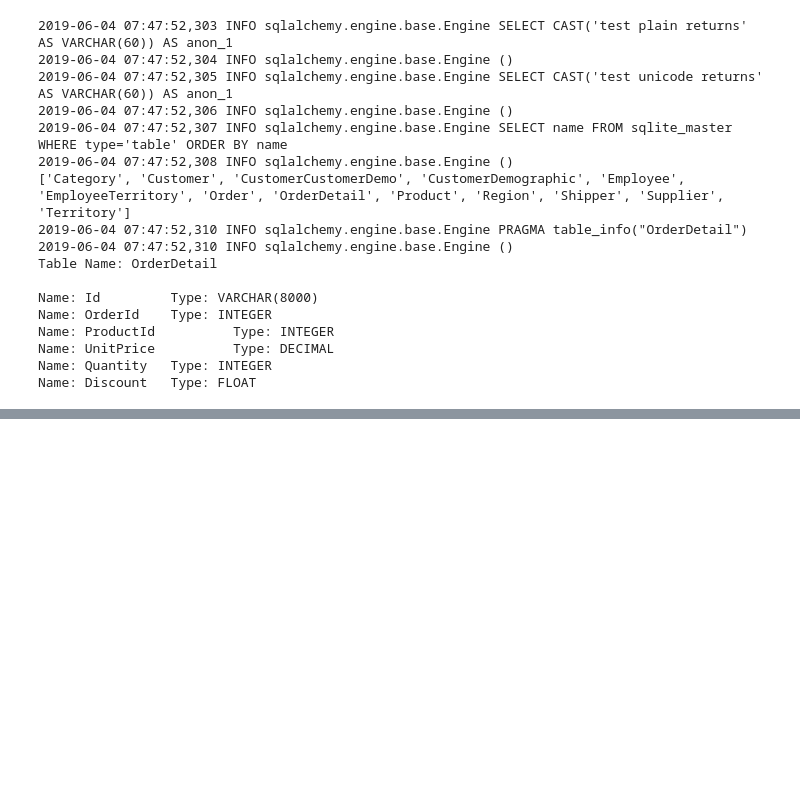
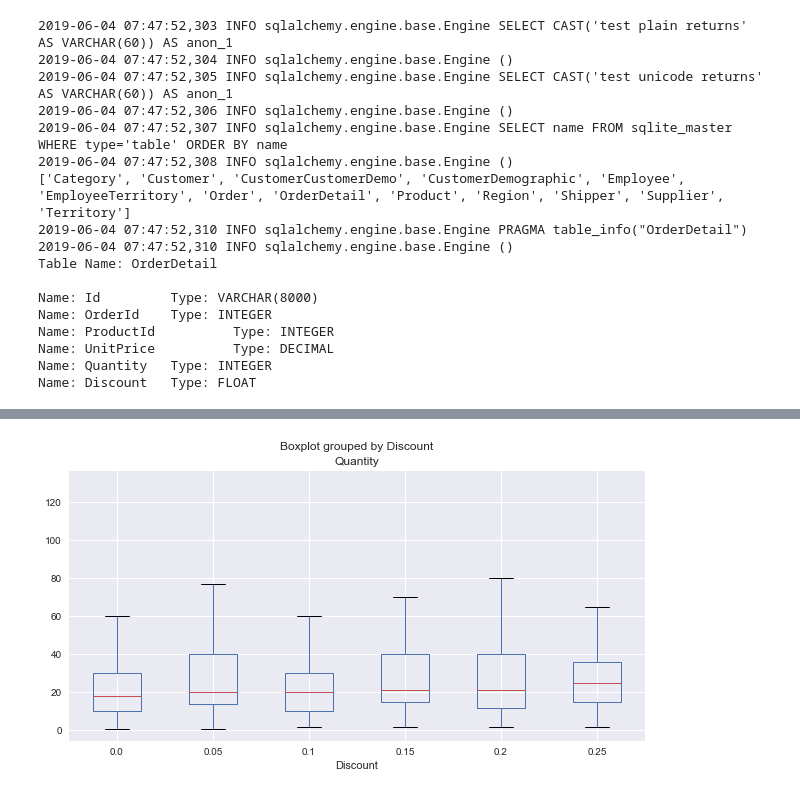
Before and after one commit to kristentaytok/dsc-2-final-project-online-ds-pt-021119, a Jupyter notebook: module2project.ipynb, the cells around one changed output, grey strips where cells are left out. Cells and saved outputs as stored; diff of their text form; code cells hidden in the pictures; blank space fills up the shorter version.

```diff
--- a/module2project.ipynb
+++ b/module2project.ipynb
@@ -158,0 +151,5 @@ array([0.  , 0.15, 0.05, 0.2 , 0.25, 0.1 , 0.02, 0.03, 0.04, 0.06, 0.01])
+# %%
+#using the pd.read_sql_query() method is the better way to incorporate the SQL data tables into pandas because by passing through 1. the SQL query we want to execute (in the form of a string) and 2. the engine object we created to connect to our database with SQLAlchemy, the columns will be labeled correctly (instead of being assigned index column numbers)
+df_orderdetail = pd.read_sql_query('''SELECT * FROM OrderDetail''', engine)
+print(df_orderdetail.Discount.value_counts())
+print(df_orderdetail.info())
@@ -158,0 +176,3 @@ array([0.  , 0.15, 0.05, 0.2 , 0.25, 0.1 , 0.02, 0.03, 0.04, 0.06, 0.01])
+# %%
+df_orderdetail = df_orderdetail[(df_orderdetail.Discount == 0.00) | (df_orderdetail.Discount == 0.05) | (df_orderdetail.Discount == 0.10) | (df_orderdetail.Discount == 0.20) | (df_orderdetail.Discount == 0.15) | (df_orderdetail.Discount == 0.25)]
+#https://stackoverflow.com/questions/29017525/deleting-rows-based-on-multiple-conditions-python-pandas
@@ -158,0 +201,5 @@ array([0.  , 0.15, 0.05, 0.2 , 0.25, 0.1 , 0.02, 0.03, 0.04, 0.06, 0.01])
+# %%
+df_orderdetail.boxplot('Quantity', by='Discount', figsize=(10, 5));
+#The boxplots below give us a sense of whether there are outliers present within or between the different discount groups. ANOVA compares the between-group vs. within-group variance; if the between-group variance is greater than the within-group variance, then we tend to have a significant effect. The vertical height of each box and whisker = within-group variance, while comparing the medians of each box plot to the horizontal comparators gives a visual representation of between-group variance.
+# %% [output]
+[figure, added]
```
Also changed, not shown: parts of 16 cells of this notebook.
